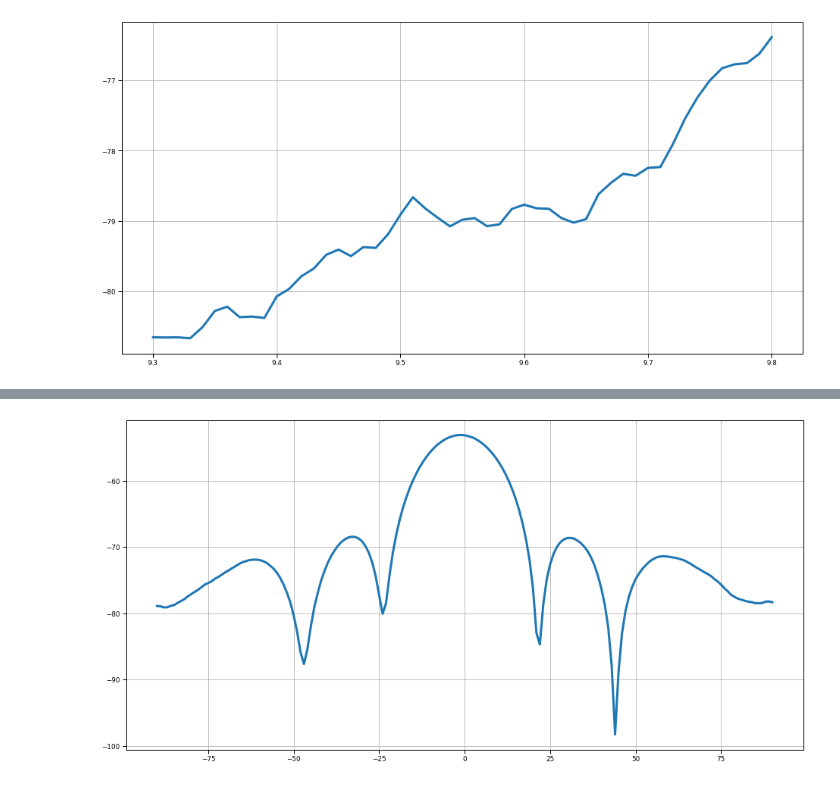
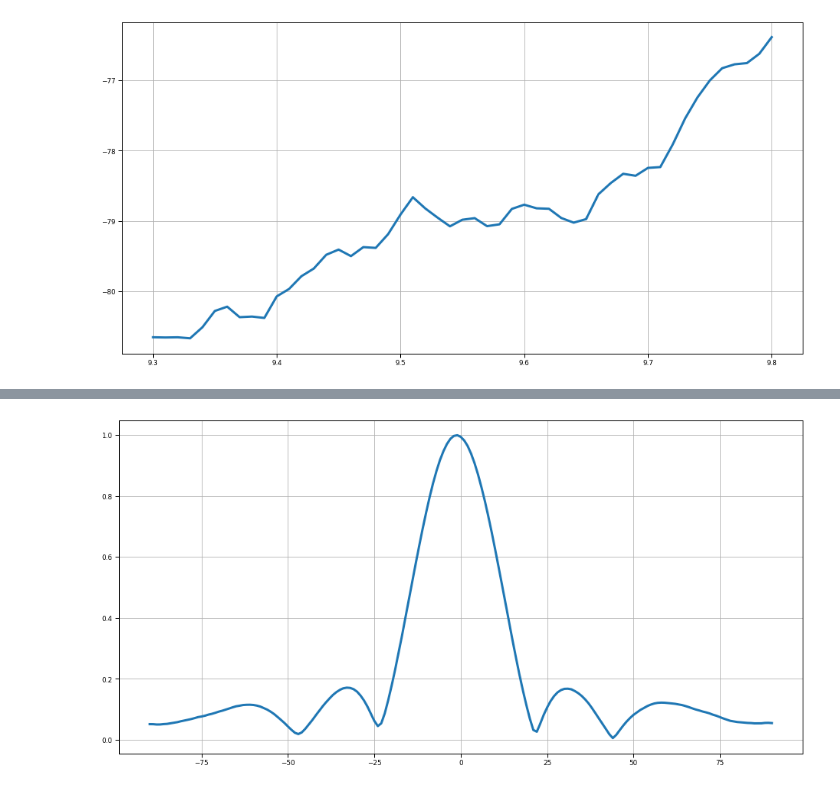
Before and after one commit to MargaritaWraith/DN_csv_parser, a Jupyter notebook: ParsedCSV.ipynb, the cells around one changed output, grey strips where cells are left out. Cells and saved outputs as stored; diff of their text form; code cells hidden in the pictures.

```diff
--- a/ParsedCSV.ipynb
+++ b/ParsedCSV.ipynb
@@ -117,6 +97,6 @@ df_f95_S34 = df[df['Frequency'] == 9.5][df['S-param'] == 'S34']
 # %%
 fig, ax = plt.subplots(figsize = (16,8))
-ax.plot(df_f95_S34["Azimuth"], df_f95_S34["Amplitude"], linewidth=3);
+ax.plot(df_f95_S34["Azimuth"], df_f95_S34["LinAmpl"]/df_f95_S34["LinAmpl"].max(), linewidth=3);
 ax.grid()
 # %% [output]
-[figure, old version]
+[figure, new version]
```
Also changed, not shown: parts of 4 cells of this notebook.
